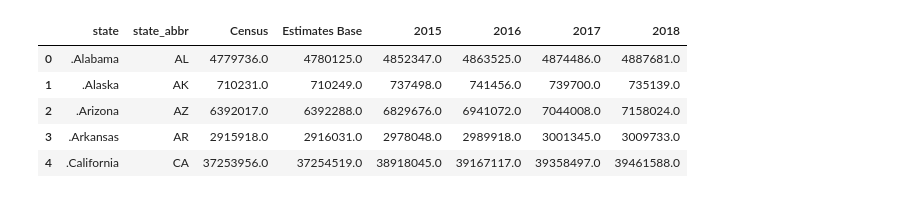
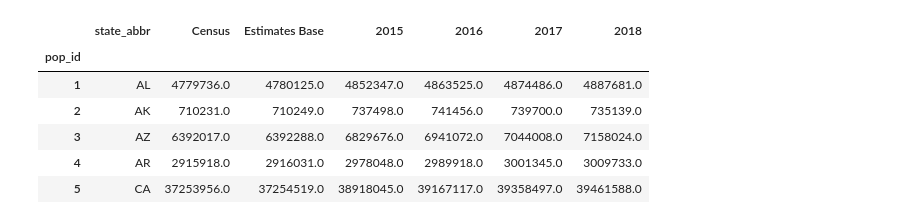
Before and after one commit to Rshn8411/ETL_project, a Jupyter notebook: Cleaning 2010-2019_Population_Data.ipynb, the cells around one changed output. Drawn from its saved outputs; the diff is of its cells as text; code cells hidden in the pictures.

```diff
--- a/Cleaning 2010-2019_Population_Data.ipynb
+++ b/Cleaning 2010-2019_Population_Data.ipynb
@@ -78,14 +78,17 @@ states = ["AL", "AK", "AZ", "AR", "CA", "CO", "CT", "DC", "DE", "FL", "GA",
 state_only_pop['state_abbr'] = states
 # %%
 #Get only the columns we need and reorder
-state_only_pop = state_only_pop.filter(['state','state_abbr','Census','Estimates Base',2015,2016,2017,2018])
+state_only_pop = state_only_pop.filter(['state_abbr','Census','Estimates Base',2015,2016,2017,2018])
-# %%
-state_only_pop.head()
-# %% [output]
-|  | state | state_abbr | Census | Estimates Base | 2015 | 2016 | 2017 | 2018 |
-| 0 | .Alabama | AL | 4779736.0 | 4780125.0 | 4852347.0 | 4863525.0 | 4874486.0 | 4887681.0 |
-| 1 | .Alaska | AK | 710231.0 | 710249.0 | 737498.0 | 741456.0 | 739700.0 | 735139.0 |
-| 2 | .Arizona | AZ | 6392017.0 | 6392288.0 | 6829676.0 | 6941072.0 | 7044008.0 | 7158024.0 |
-| 3 | .Arkansas | AR | 2915918.0 | 2916031.0 | 2978048.0 | 2989918.0 | 3001345.0 | 3009733.0 |
-| 4 | .California | CA | 37253956.0 | 37254519.0 | 38918045.0 | 39167117.0 | 39358497.0 | 39461588.0 |
+# %%
+state_only_pop.index.name='pop_id'
+state_only_pop.index += 1
+state_only_pop.head()
+# %% [output]
+|  | state_abbr | Census | Estimates Base | 2015 | 2016 | 2017 | 2018 |
+| pop_id |  |  |  |  |  |  |  |
+| 1 | AL | 4779736.0 | 4780125.0 | 4852347.0 | 4863525.0 | 4874486.0 | 4887681.0 |
+| 2 | AK | 710231.0 | 710249.0 | 737498.0 | 741456.0 | 739700.0 | 735139.0 |
+| 3 | AZ | 6392017.0 | 6392288.0 | 6829676.0 | 6941072.0 | 7044008.0 | 7158024.0 |
+| 4 | AR | 2915918.0 | 2916031.0 | 2978048.0 | 2989918.0 | 3001345.0 | 3009733.0 |
+| 5 | CA | 37253956.0 | 37254519.0 | 38918045.0 | 39167117.0 | 39358497.0 | 39461588.0 |
 # %%
```
Also changed, not shown: parts of 2 cells of this notebook, 1 other file.
